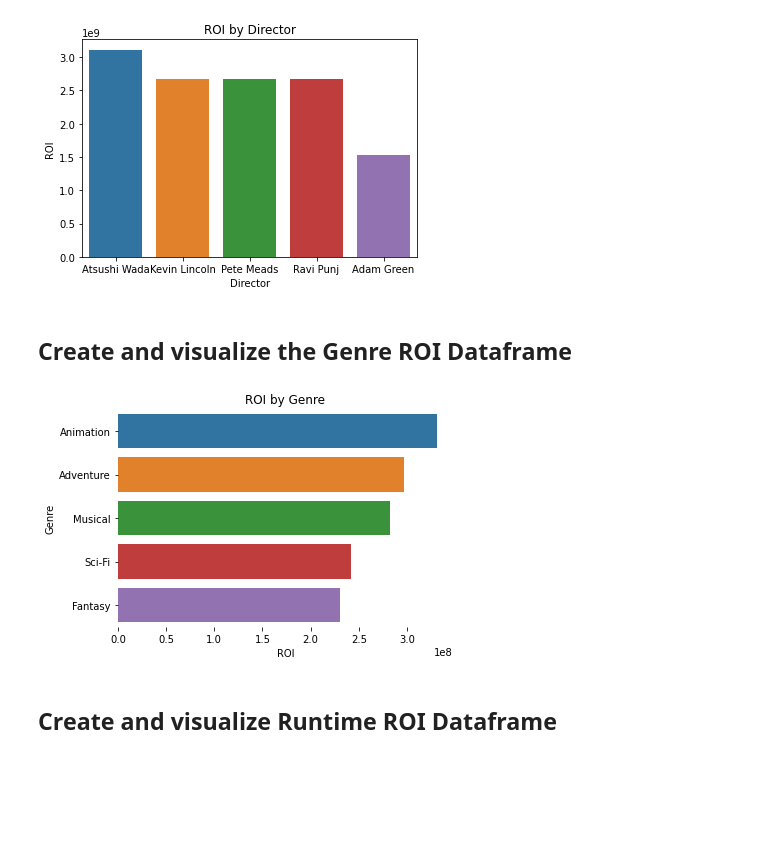
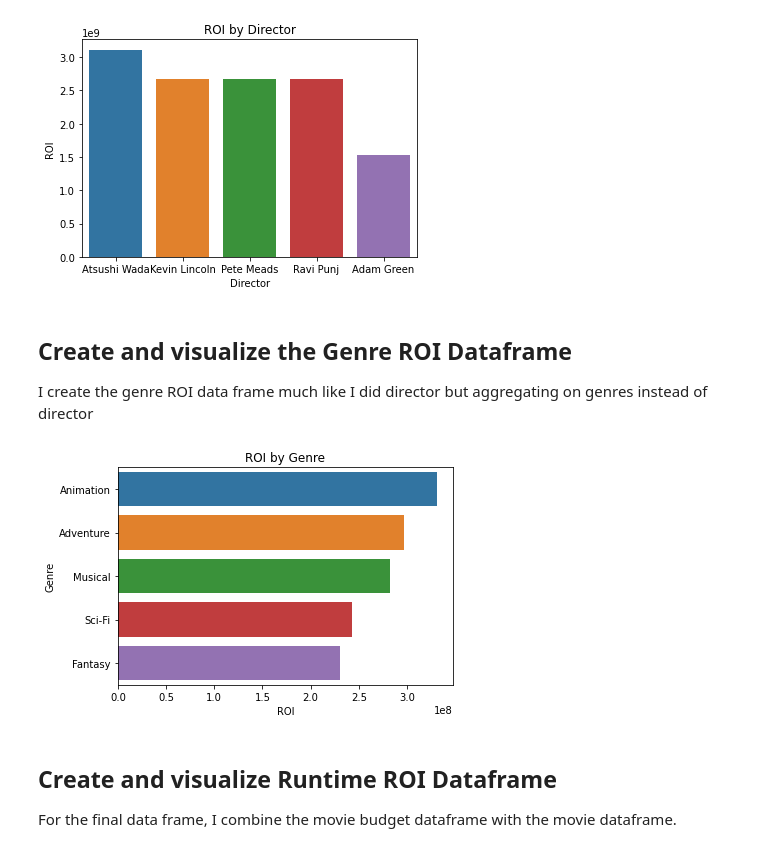
Before and after one commit to sammarder/dsc-phase-1-project-v2-4, a Jupyter notebook: student.ipynb, the cells around one changed output. Drawn from its saved outputs; the diff is of its cells as text; code cells hidden in the pictures; blank space fills up the shorter version.

```diff
--- a/student.ipynb
+++ b/student.ipynb
@@ -51,0 +53,20 @@ movie_df.head()
+# %%
+#Bining up runtime
+def bin_runtime(rt):
+    if(rt <= 30):
+        return "0 to 30"
+    elif(rt <= 60):
+        return "30 to 60"
+    elif(rt <= 90):
+        return "60 to 90"
+    elif(rt <= 120):
+        return "90 to 120"
+    elif(rt <= 150):
+        return "120 to 150"
+    else:
+        return "150+"
+# %%
+movie_df['genres'] = movie_df['genres'].str.split(pat=",")
+movie_df['runtime_bins'] = movie_df['runtime_minutes'].apply(bin_runtime)
+movie_df.set_index("primary_title", inplace=True)
+movie_df.head()
@@ -78,5 +110,7 @@ mb_df['worldwide_gross'] = mb_df['worldwide_gross'].astype(float) #Turns out, in
 
 mb_df['roi'] = mb_df['domestic_gross'] + mb_df['worldwide_gross'] - mb_df['production_budget']
 
+mb_df.drop(columns = ['id', 'release_date', 'production_budget', 'domestic_gross', 'worldwide_gross'], inplace=True)
+
 mb_df.head()
 # %% [output]
@@ -102,17 +138,19 @@ ax.set(xlabel="Director", ylabel="ROI", title="ROI by Director");
 [figure]
 # %% [markdown]
 ## Create and visualize the Genre ROI Dataframe
+I create the genre ROI data frame much like I did director but aggregating on genres instead of director
+# %%
+genre_roi_df = mb_df.join(genre_df, how="inner")
+genre_roi_df = genre_roi_df.groupby(['genres']).mean()
+genre_roi_df.sort_values(['roi'], ascending=False, inplace=True)
+genre_roi_df.reset_index(inplace=True)
 # %%
-genre_roi_df = mb_df.join(genre_df.set_index('primary_title'), how="inner")\
-    .groupby(['genres']).mean()
-genre_roi_df.sort_values(['roi'], ascending=False, inplace=True)
-genre_roi_df.reset_index(inplace=True)
-
 f, ax = plt.subplots()
 sns.barplot(x="roi", y="genres", data=genre_roi_df.head())
 ax.set(ylabel="Genre", xlabel="ROI", title="ROI by Genre")
-sns.despine(left=True, bottom=True)
+plt.savefig('./images/Genre_ROI.png');
 # %% [output]
-[figure, old version]
+[figure, new version]
 # %% [markdown]
 ## Create and visualize Runtime ROI Dataframe
+For the final data frame, I combine the movie budget dataframe with the movie dataframe.
```
Also changed, not shown: parts of 18 cells of this notebook.
